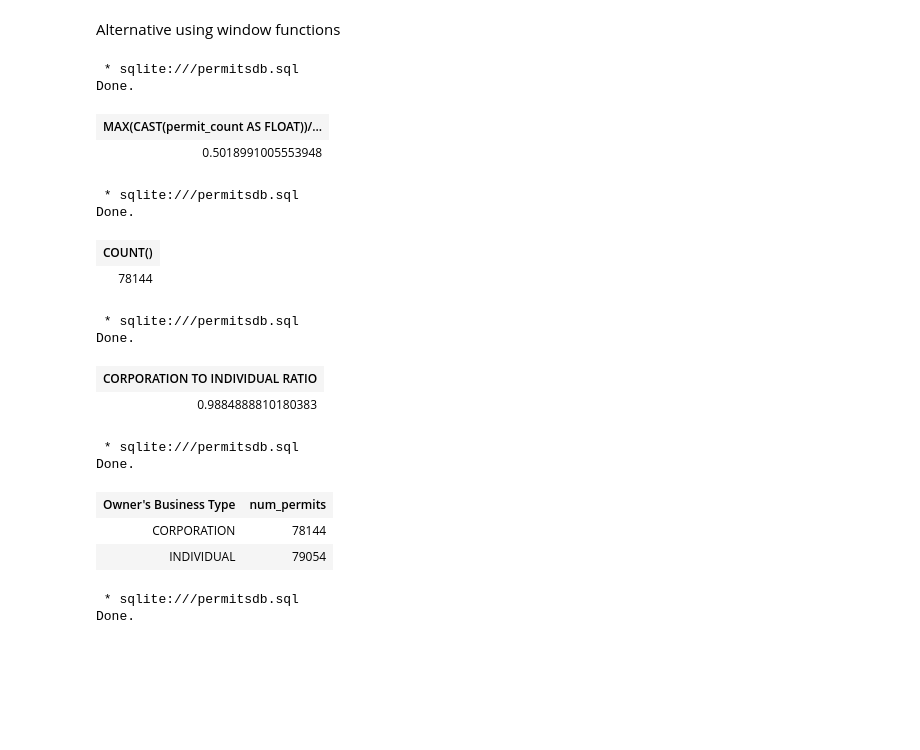
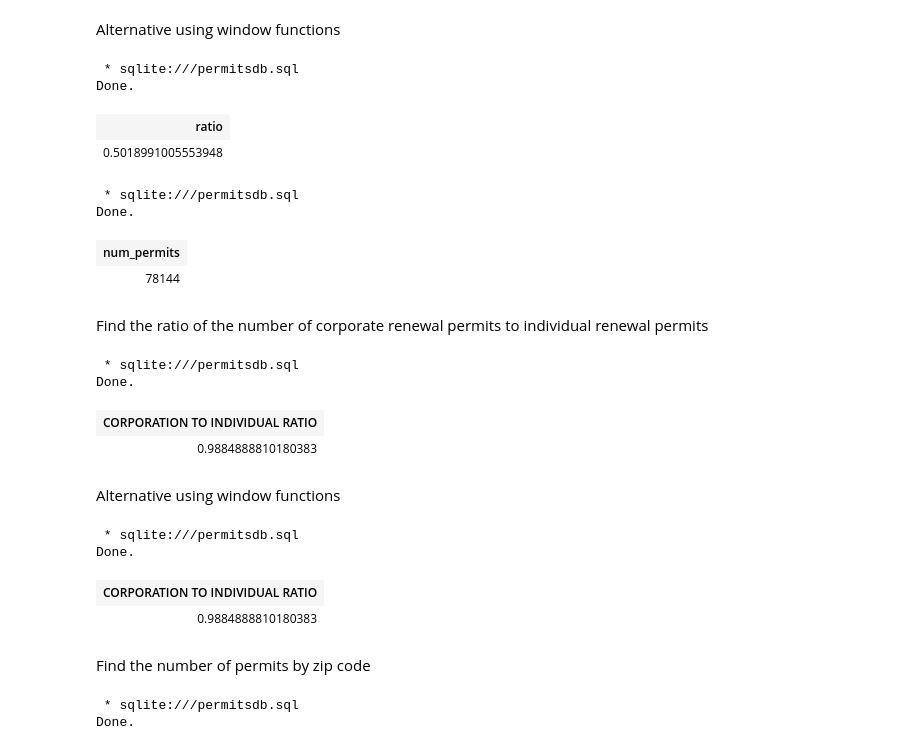
Before and after one commit to dray89/SQL, a Jupyter notebook: Proj_DataAnalysis_In_SQLlite.ipynb, the cells around one changed output. Drawn from its saved outputs; the diff is of its cells as text; code cells hidden in the pictures; blank space fills up the shorter version.

```diff
--- a/Proj_DataAnalysis_In_SQLlite.ipynb
+++ b/Proj_DataAnalysis_In_SQLlite.ipynb
@@ -225,30 +225,32 @@ Done.
 # %%
 %%sql
 WITH Cnts AS (
     SELECT DISTINCT BOROUGH, COUNT("Job #") OVER(PARTITION BY BOROUGH) AS permit_count,
                 COUNT("Job #") OVER() AS total_permits
 FROM permits
 WHERE (SELECT ("Expiration Date" - "Issuance Date") AS DATE_DIFF)>=1 )
 
-SELECT MAX(CAST(permit_count AS FLOAT))/total_permits
+SELECT MAX(CAST(permit_count AS FLOAT))/total_permits AS ratio
 FROM Cnts
 ;
 # %% [output]
  * sqlite:///permitsdb.sql
 Done.
-| MAX(CAST(permit_count AS FLOAT))/... |
+| ratio |
 | 0.5018991005553948 |
 # %%
 %%sql
-SELECT COUNT()
+SELECT COUNT() AS num_permits
 FROM permits
 WHERE "Owner's Business Type"="CORPORATION" AND "Filing Status" = "RENEWAL"
 LIMIT 5;
 # %% [output]
  * sqlite:///permitsdb.sql
 Done.
-| COUNT() |
+| num_permits |
 | 78144 |
+# %% [markdown]
+<p> Find the ratio of the number of corporate renewal permits to individual renewal permits </p>
 # %%
 %%sql
 WITH CORP_COUNT AS
@@ -271,18 +273,27 @@ LIMIT 5;
 Done.
 | CORPORATION TO INDIVIDUAL RATIO |
 | 0.9884888810180383 |
+# %% [markdown]
+<p> Alternative using window functions </p>
 # %%
 %%sql
-SELECT DISTINCT "Owner's Business Type",
-    COUNT("Job #") OVER(PARTITION BY "Owner's Business Type") AS num_permits
-FROM permits
-WHERE  "Filing Status" = "RENEWAL" AND "Owner's Business Type" IN ("CORPORATION", "INDIVIDUAL");
+WITH permit_counts AS (
+    SELECT DISTINCT "Owner's Business Type" AS business_type,
+        COUNT("Job #") OVER(PARTITION BY "Owner's Business Type") AS num_permits
+    FROM permits
+    WHERE  "Filing Status" = "RENEWAL" AND "Owner's Business Type" IN ("CORPORATION", "INDIVIDUAL"))
+
+SELECT CAST(num_permits AS FLOAT)/LAG(num_permits) OVER(ORDER BY num_permits DESC) AS "CORPORATION TO INDIVIDUAL RATIO"
+FROM permit_counts
+ORDER BY "CORPORATION TO INDIVIDUAL RATIO" DESC
+LIMIT 1;
 # %% [output]
  * sqlite:///permitsdb.sql
 Done.
-| Owner's Business Type | num_permits |
-| CORPORATION | 78144 |
-| INDIVIDUAL | 79054 |
+| CORPORATION TO INDIVIDUAL RATIO |
+| 0.9884888810180383 |
+# %% [markdown]
+<p> Find the number of permits by zip code </p>
 # %%
 %%sql
 SELECT Postcode, COUNT("Job #") AS num_permits
```
Also changed, not shown: parts of 2 cells of this notebook.
